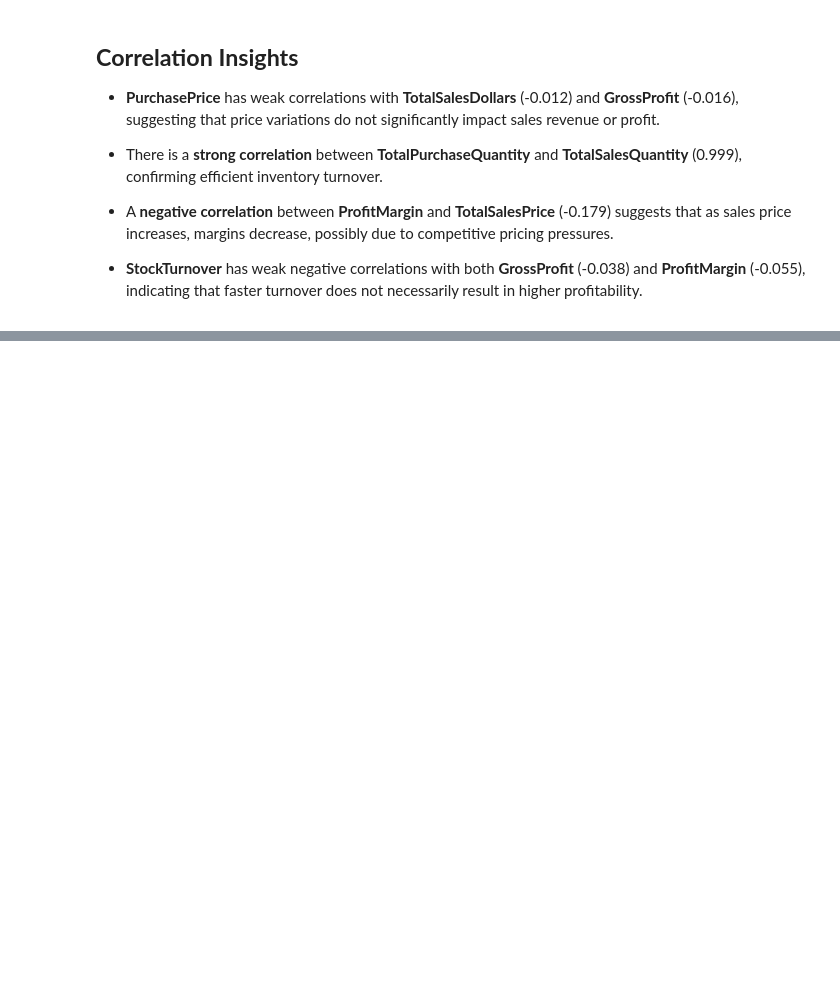
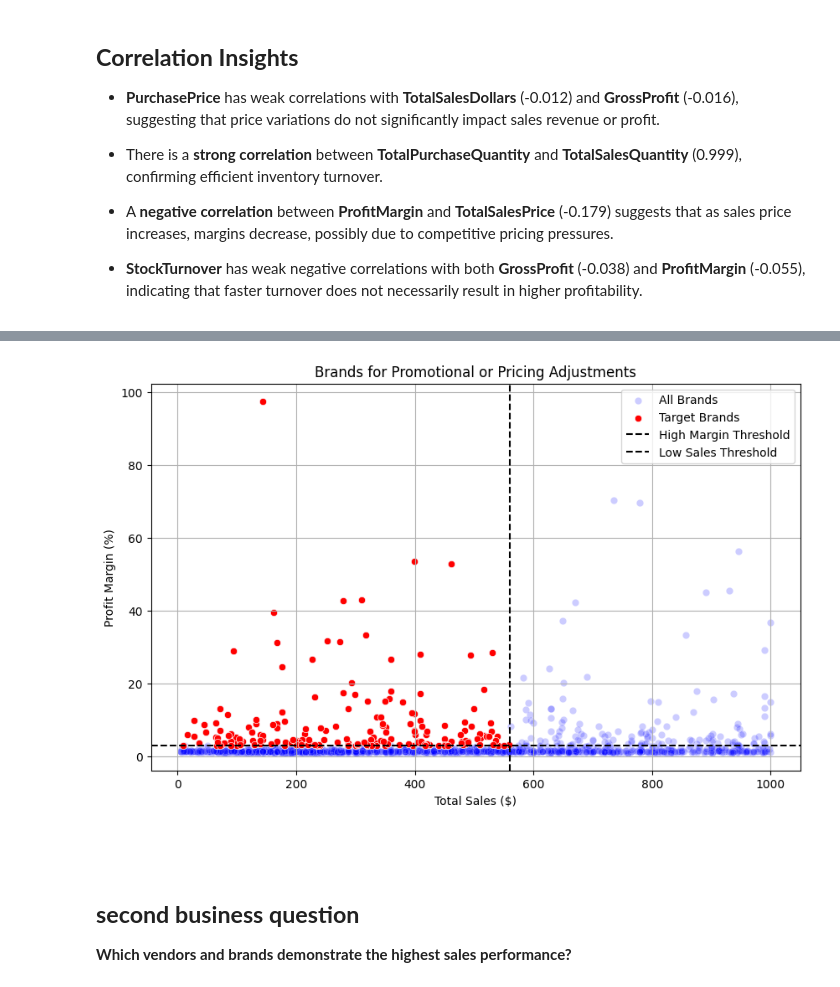
Before and after one commit to layappa/inventory-performance, a Jupyter notebook: vendore_performance_analysis.ipynb, the cells around one changed output, grey strips where cells are left out. Saved outputs shown, nothing was run; the diff lists cells and outputs as text; code cells hidden in the pictures; blank space fills up the shorter version.

Commit message:
Solve business problem using Python and EDA

```diff
--- a/vendore_performance_analysis.ipynb
+++ b/vendore_performance_analysis.ipynb
@@ -181,0 +199,8 @@ plt.show()
+# %%
+brand_performance=df2.groupby('Description').agg({
+    'TotalSalesDollars':'sum',
+    'SalesTO_PurchaseRatio':'mean'
+}).reset_index()
+# %%
+low_sales_threshold=brand_performance['TotalSalesDollars'].quantile(0.15)
+high_margin_threshold=brand_performance['SalesTO_PurchaseRatio'].quantile(0.85)
@@ -181,0 +215,5 @@ plt.show()
+# %%
+target_brands=brand_performance[(brand_performance['TotalSalesDollars']<=low_sales_threshold) &
+(brand_performance['SalesTO_PurchaseRatio']>=high_margin_threshold)]
+print("brands with low sales but high profit margine")
+display(target_brands.sort_values('TotalSalesDollars'))
@@ -181,0 +235,53 @@ plt.show()
+# %%
+brand_performance = brand_performance[
+    brand_performance['TotalSalesDollars'] < 1000
+]  # for better visualization
+
+plt.figure(figsize=(10, 6))
+
+sns.scatterplot(
+    data=brand_performance,
+    x='TotalSalesDollars',
+    y='SalesTO_PurchaseRatio',
+    color="blue",
+    label="All Brands",
+    alpha=0.2
+)
+
+sns.scatterplot(
+    data=target_brands,
+    x='TotalSalesDollars',
+    y='SalesTO_PurchaseRatio',
+    color="red",
+    label="Target Brands"
+)
+
+plt.axhline(
+    high_margin_threshold,
+    linestyle='--',
+    color='black',
+    label="High Margin Threshold"
+)
+
+plt.axvline(
+    low_sales_threshold,
+    linestyle='--',
+    color='black',
+    label="Low Sales Threshold"
+)
+
+plt.xlabel("Total Sales ($)")
+plt.ylabel("Profit Margin (%)")
+plt.title("Brands for Promotional or Pricing Adjustments")
+plt.legend()
+plt.grid(True)
+plt.show()
+# %% [output]
+[figure, added]
+# %% [markdown]
+#
+# %% [markdown]
+## **second business question**
+
+
+**Which vendors and brands demonstrate the highest sales performance?**
```
Also changed, not shown: parts of 12 cells of this notebook.
